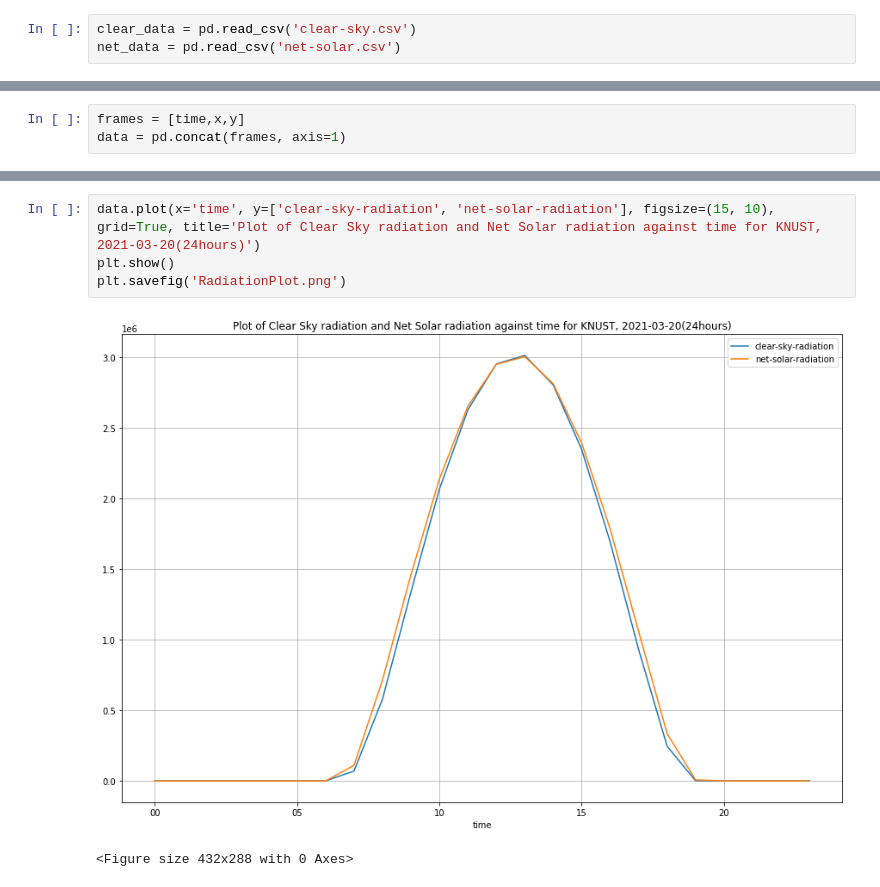
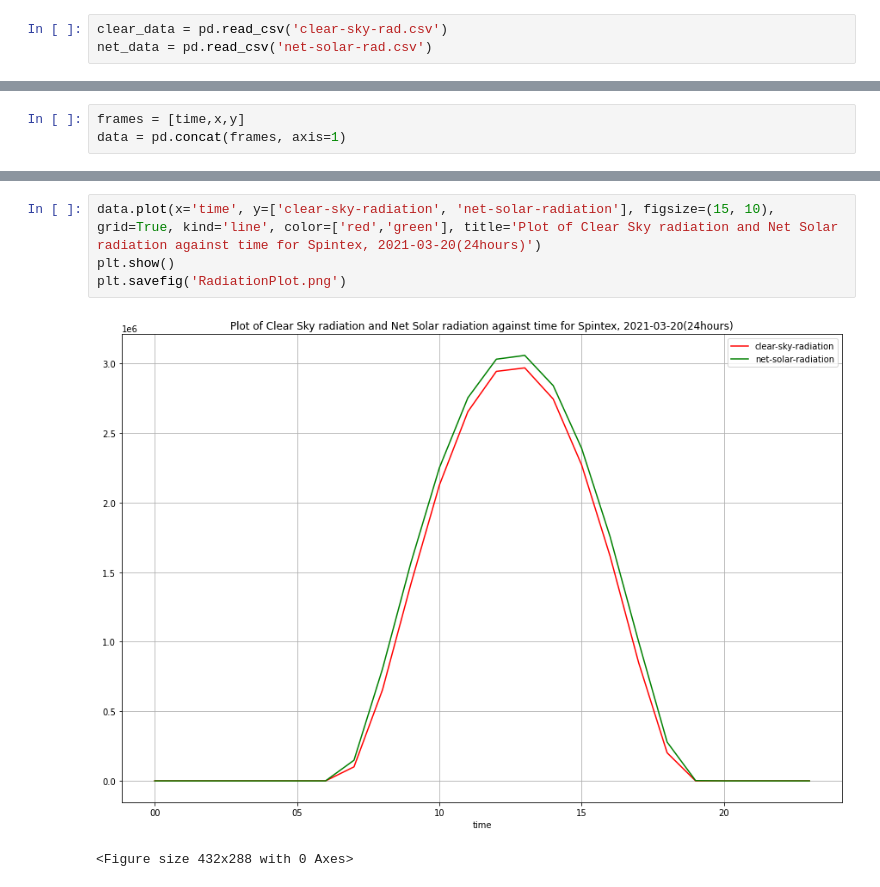
Before and after one commit to buabaj/Radiation-and-Heat, a Jupyter notebook: Radiation_and_Heat_Analysis.ipynb, the cells around one changed output, grey strips where cells are left out. Cells and saved outputs as stored; diff of their text form.

```diff
--- a/Radiation_and_Heat_Analysis.ipynb
+++ b/Radiation_and_Heat_Analysis.ipynb
@@ -7,6 +8,6 @@ import matplotlib.pyplot as plt
 # %%
-clear_data = pd.read_csv('clear-sky.csv')
-net_data = pd.read_csv('net-solar.csv')
+clear_data = pd.read_csv('clear-sky-rad.csv')
+net_data = pd.read_csv('net-solar-rad.csv')
 # %%
 clear_sky_rad = pd.DataFrame(clear_data)
 clear_sky_rad
@@ -139,9 +140,9 @@ data
 | 22 | 22 | 2.328306e-10 | 0.000 |
 | 23 | 23 | 2.328306e-10 | 0.000 |
 # %%
-data.plot(x='time', y=['clear-sky-radiation', 'net-solar-radiation'], figsize=(15, 10), grid=True, title='Plot of Clear Sky radiation and Net Solar radiation against time for KNUST, 2021-03-20(24hours)')
+data.plot(x='time', y=['clear-sky-radiation', 'net-solar-radiation'], figsize=(15, 10), grid=True, kind='line', color=['red','green'], title='Plot of Clear Sky radiation and Net Solar radiation against time for Spintex, 2021-03-20(24hours)')
 plt.show()
 plt.savefig('RadiationPlot.png')
 # %% [output]
-[figure, old version]
+[figure, new version]
 <Figure size 432x288 with 0 Axes>
```
Also changed, not shown: parts of 6 cells of this notebook.
